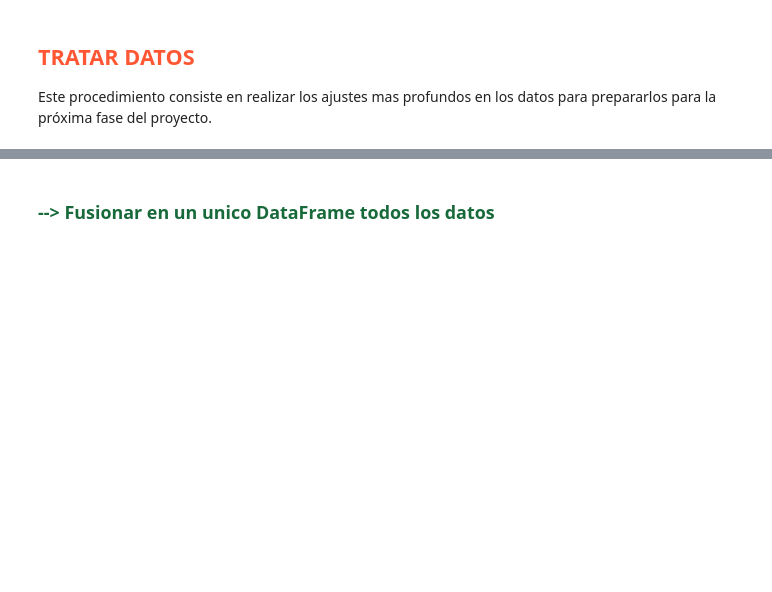
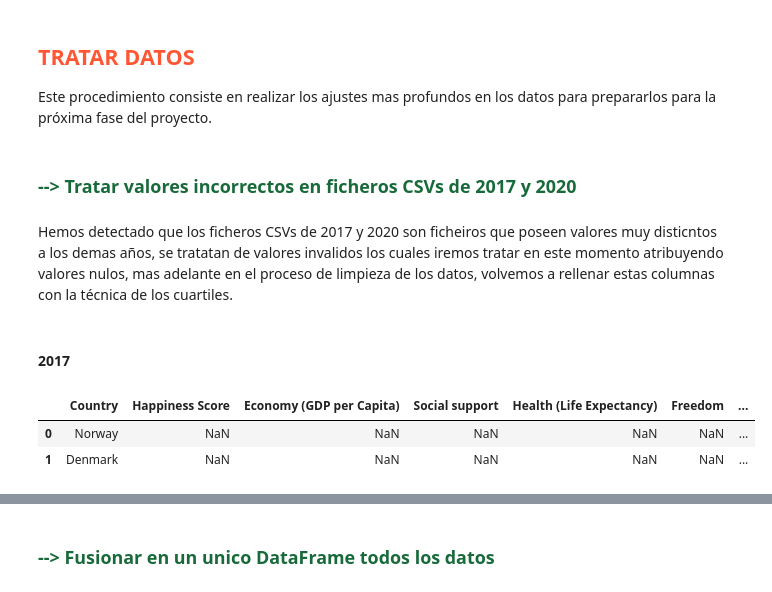
Before and after one commit to G6felicidad/Proyecto_Felicidad_Calidad_Vida, a Jupyter notebook: notebooks/1.0-carga_datos.ipynb, the cells around one changed output, grey strips where cells are left out. Cells and saved outputs as stored; diff of their text form; code cells hidden in the pictures; blank space fills up the shorter version.

Commit message:
corrección valores invalidos CSV 2017 Y 2022

```diff
--- a/notebooks/1.0-carga_datos.ipynb
+++ b/notebooks/1.0-carga_datos.ipynb
@@ -444,3 +447,20 @@ df_2023.shape
 ## <font color=#FF5733>TRATAR DATOS</font>
 
 Este procedimiento consiste en realizar los ajustes mas profundos en los datos para prepararlos para la próxima fase del proyecto.
+# %% [markdown]
+### <font color=#186a3b>--> Tratar valores incorrectos en ficheros CSVs de 2017 y 2020</font>
+# %% [markdown]
+Hemos detectado que los ficheros CSVs de 2017 y 2020 son ficheiros que poseen valores muy disticntos a los demas años, se tratatan de valores invalidos los cuales iremos tratar en este momento atribuyendo valores nulos, mas adelante en el proceso de limpieza de los datos, volvemos a rellenar estas columnas con la técnica de los cuartiles.
+# %% [markdown]
+#### 2017
+# %%
+# Reemplazar los valores existentes por cero
+df_2017[['Happiness Score', 'Economy (GDP per Capita)',
+       'Social support', 'Health (Life Expectancy)', 'Freedom', 'Generosity',
+       'Trust (Government Corruption)']] = np.nan
+
+df_2017.head(2)
+# %% [output]
+|  | Country | Happiness Score | Economy (GDP per Capita) | Social support | Health (Life Expectancy) | Freedom | ... |
+| 0 | Norway | NaN | NaN | NaN | NaN | NaN | ... |
+| 1 | Denmark | NaN | NaN | NaN | NaN | NaN | ... |
```
Also changed, not shown: parts of 8 cells of this notebook, 1 other file.
